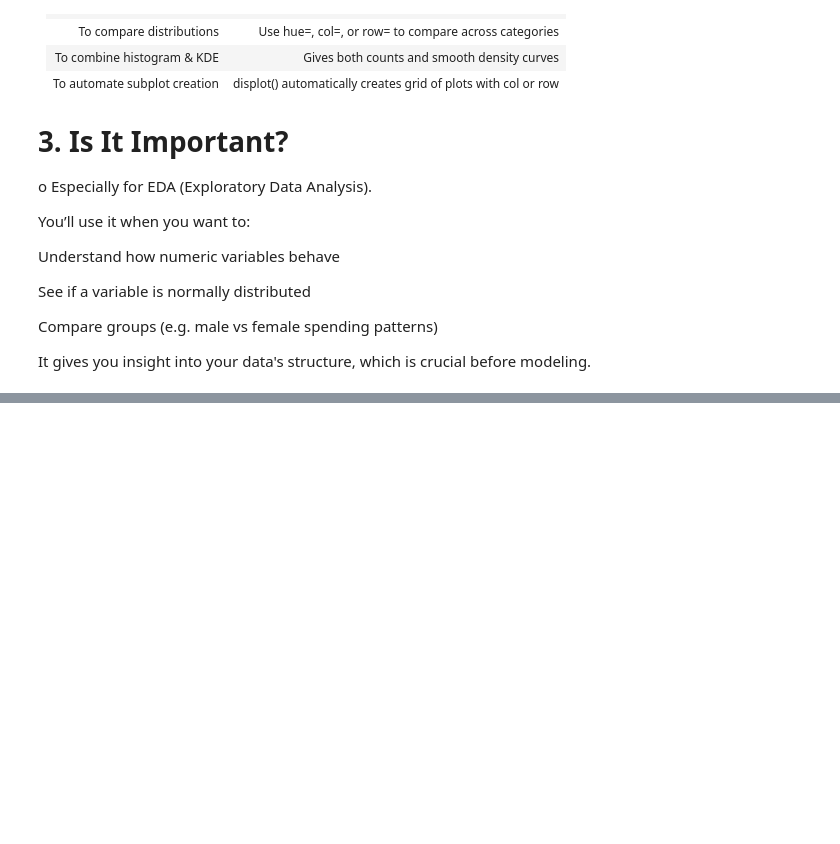
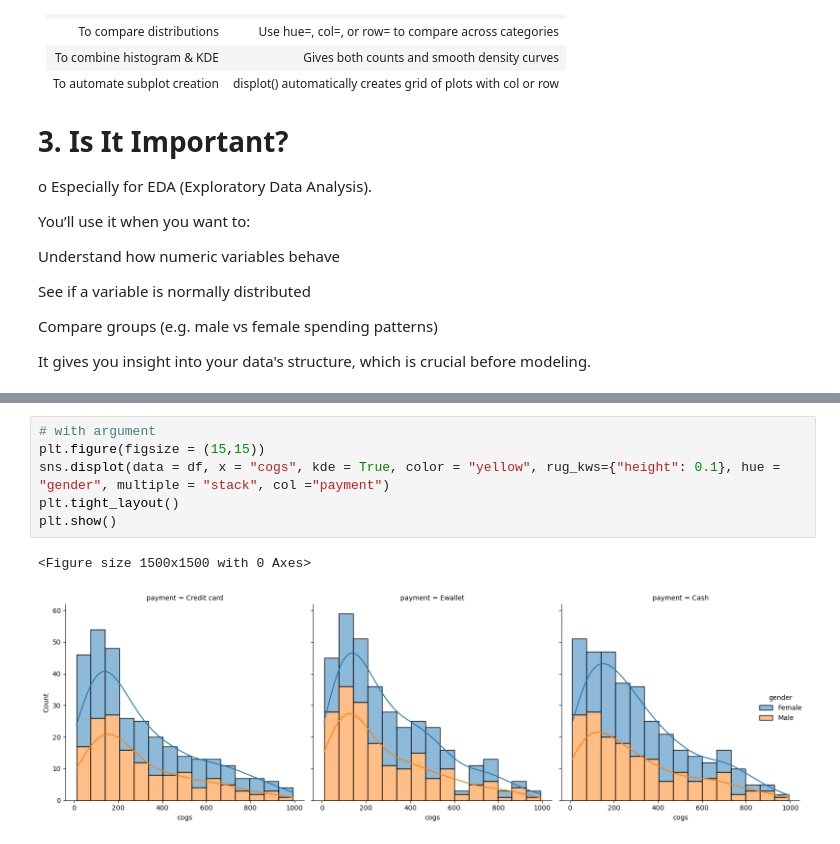
Before and after one commit to UstubecEmre/MatplotlibandSeabornFundamentals, a Jupyter notebook: displot_in_seaborn.ipynb, the cells around one changed output, grey strips where cells are left out. Drawn from its saved outputs; the diff is of its cells as text; blank space fills up the shorter version.

```diff
--- a/displot_in_seaborn.ipynb
+++ b/displot_in_seaborn.ipynb
@@ -55,0 +104,9 @@ It gives you insight into your data's structure, which is crucial before modelin
+# %%
+# with argument
+plt.figure(figsize = (15,15))
+sns.displot(data = df, x = "cogs", kde = True, color = "yellow", rug_kws={"height": 0.1}, hue = "gender", multiple = "stack", col ="payment")
+plt.tight_layout()
+plt.show()
+# %% [output]
+<Figure size 1500x1500 with 0 Axes>
+[figure, added]
```
Also changed, not shown: parts of 5 cells of this notebook.
